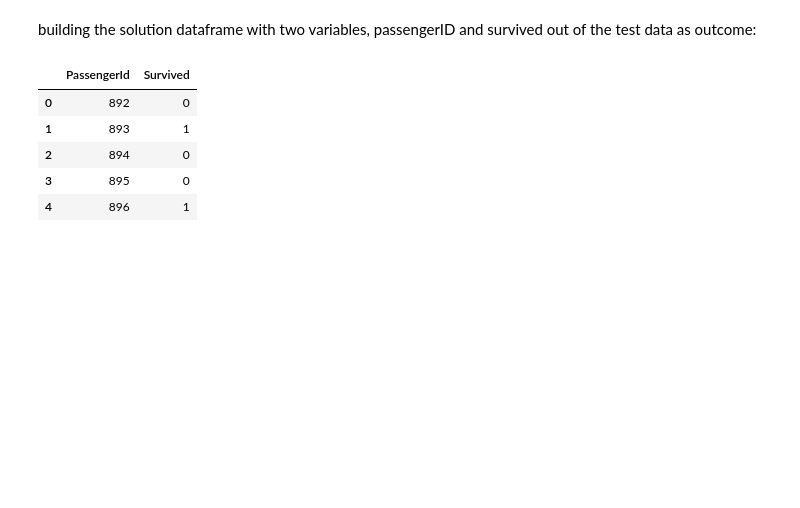
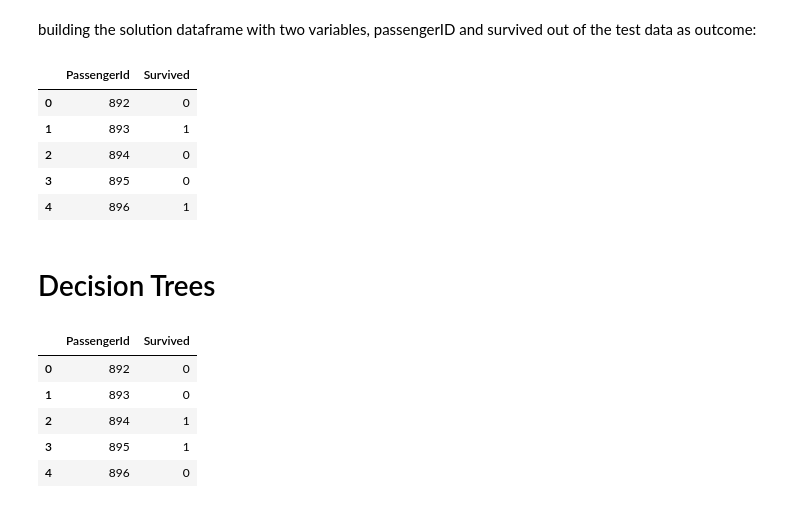
Before and after one commit to lukasganz/Titanic, a Jupyter notebook: Titanic.ipynb, the cells around one changed output. Saved outputs shown, nothing was run; the diff lists cells and outputs as text; code cells hidden in the pictures; blank space fills up the shorter version.

```diff
--- a/Titanic.ipynb
+++ b/Titanic.ipynb
@@ -255,3 +392,29 @@ solution.head()
 | 4 | 896 | 1 |
 # %%
 solution.to_csv('C:/Users/c708682/Downloads/submission1.csv', sep=',', header=True, index=False)
+# %% [markdown]
+# Decision Trees
+# %%
+# Remove  vars
+X_Train = dfTitanicTrain.drop(['Survived', 'PassengerId', 'Name', 'Ticket', 'Cabin', 'Title' ], axis = 1)
+X_Test = dfTitanicTest.drop(['Survived', 'PassengerId', 'Name', 'Ticket', 'Cabin', 'Title' ], axis = 1)
+Y_Train = dfTitanicTrain.Survived
+# %%
+from sklearn import tree
+
+clf = tree.DecisionTreeClassifier()
+clf = clf.fit(X_Train, Y_Train)
+# %%
+Tree1_pred = clf.predict(X_Test)
+# %%
+solution = pd.DataFrame({'PassengerId' : dfTitanicTest.PassengerId,
+                         'Survived' : Tree1_pred})
+# %%
+solution.head()
+# %% [output]
+|  | PassengerId | Survived |
+| 0 | 892 | 0 |
+| 1 | 893 | 0 |
+| 2 | 894 | 1 |
+| 3 | 895 | 1 |
+| 4 | 896 | 0 |
```
Also changed, not shown: parts of 26 cells of this notebook.
